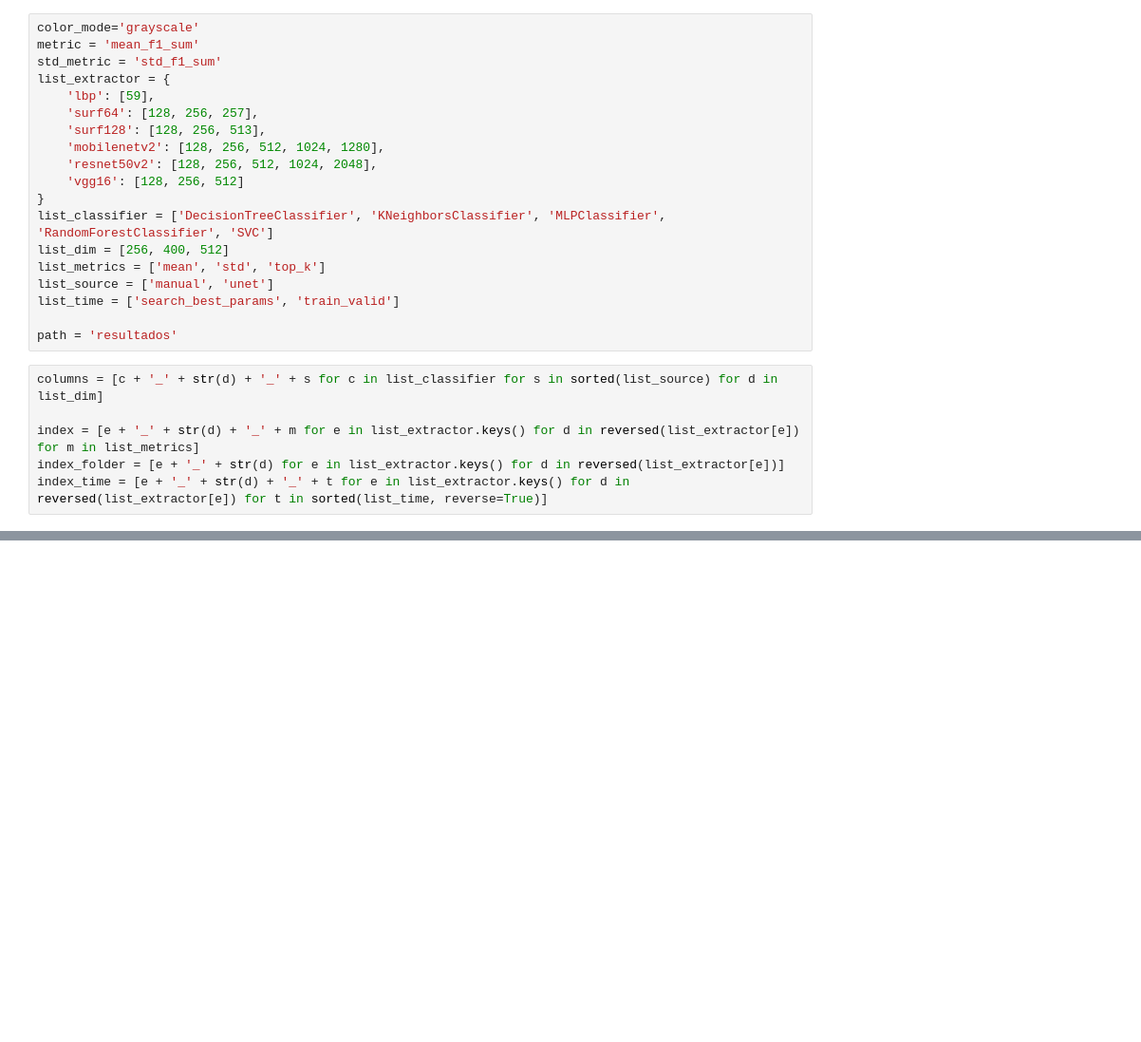
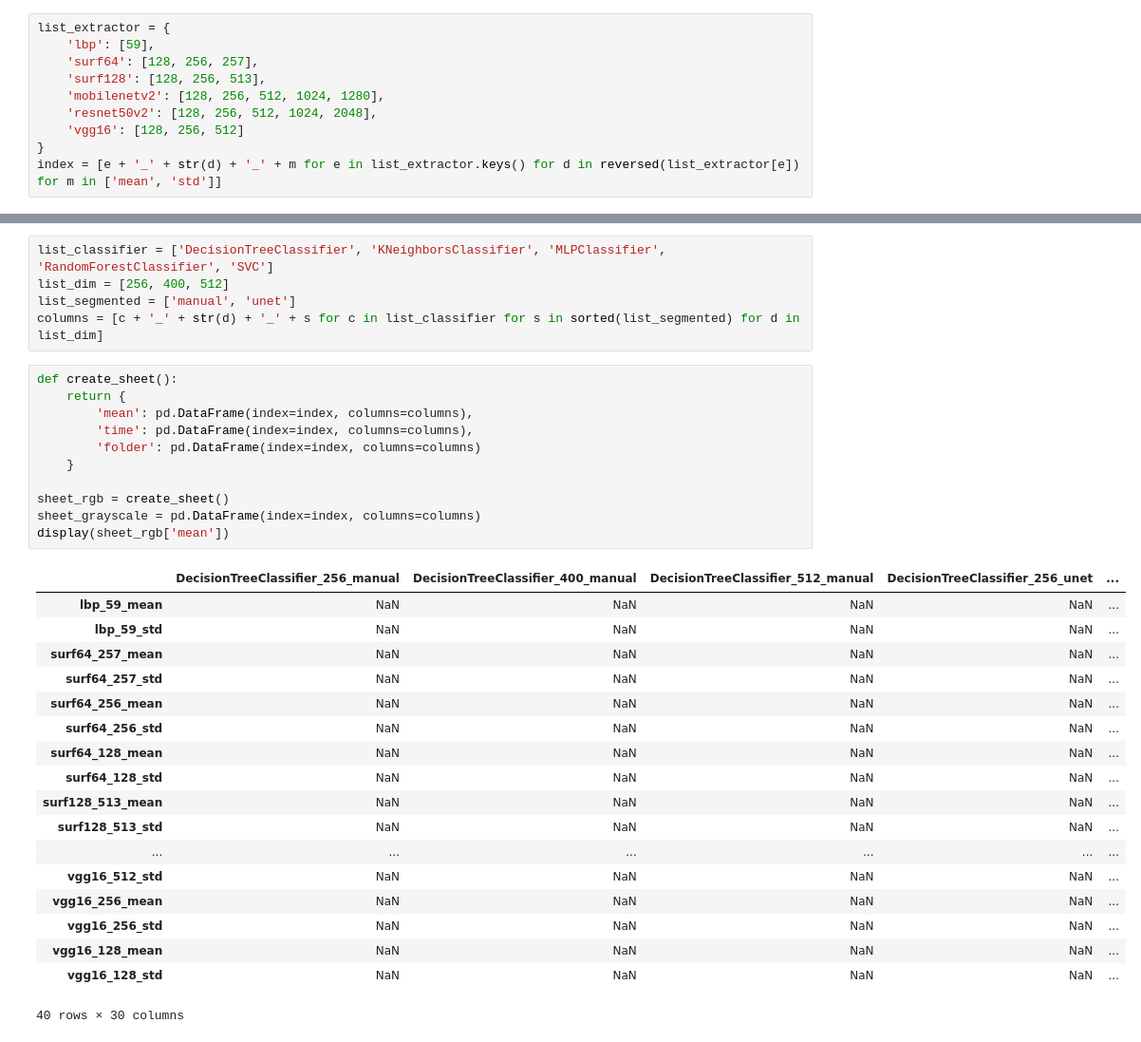
Before and after one commit to xaaaandao/piperaceae-identification-paper, a Jupyter notebook: read_result.ipynb, the cells around one changed output, grey strips where cells are left out. Shown at 95% size. Drawn from its saved outputs; the diff is of its cells as text; blank space fills up the shorter version.

```diff
--- a/read_result.ipynb
+++ b/read_result.ipynb
@@ -7,7 +11,4 @@ import re
 # %%
-color_mode='grayscale'
-metric = 'mean_f1_sum'
-std_metric = 'std_f1_sum'
 list_extractor = {
     'lbp': [59],
     'surf64': [128, 256, 257],
@@ -16,16 +17,4 @@ list_extractor = {
     'resnet50v2': [128, 256, 512, 1024, 2048],
     'vgg16': [128, 256, 512]
 }
-list_classifier = ['DecisionTreeClassifier', 'KNeighborsClassifier', 'MLPClassifier', 'RandomForestClassifier', 'SVC']
-list_dim = [256, 400, 512]
-list_metrics = ['mean', 'std', 'top_k']
-list_source = ['manual', 'unet']
-list_time = ['search_best_params', 'train_valid']
-
-path = 'resultados'
+index = [e + '_' + str(d) + '_' + m for e in list_extractor.keys() for d in reversed(list_extractor[e]) for m in ['mean', 'std']]
-# %%
-columns = [c + '_' + str(d) + '_' + s for c in list_classifier for s in sorted(list_source) for d in list_dim]
-
-index = [e + '_' + str(d) + '_' + m for e in list_extractor.keys() for d in reversed(list_extractor[e]) for m in list_metrics]
-index_folder = [e + '_' + str(d) for e in list_extractor.keys() for d in reversed(list_extractor[e])]
-index_time = [e + '_' + str(d) + '_' + t for e in list_extractor.keys() for d in reversed(list_extractor[e]) for t in sorted(list_time, reverse=True)]
@@ -148,0 +21,35 @@ save(color_mode, df_folder, df_mean, df_mean_time)
+# %%
+list_classifier = ['DecisionTreeClassifier', 'KNeighborsClassifier', 'MLPClassifier', 'RandomForestClassifier', 'SVC']
+list_dim = [256, 400, 512]
+list_segmented = ['manual', 'unet']
+columns = [c + '_' + str(d) + '_' + s for c in list_classifier for s in sorted(list_segmented) for d in list_dim]
+# %%
+def create_sheet():
+    return {
+        'mean': pd.DataFrame(index=index, columns=columns),
+        'time': pd.DataFrame(index=index, columns=columns),
+        'folder': pd.DataFrame(index=index, columns=columns)
+    }
+
+sheet_rgb = create_sheet()
+sheet_grayscale = pd.DataFrame(index=index, columns=columns)
+display(sheet_rgb['mean'])
+# %% [output]
+|  | DecisionTreeClassifier_256_manual | DecisionTreeClassifier_400_manual | DecisionTreeClassifier_512_manual | DecisionTreeClassifier_256_unet | ... |
+| lbp_59_mean | NaN | NaN | NaN | NaN | ... |
+| lbp_59_std | NaN | NaN | NaN | NaN | ... |
+| surf64_257_mean | NaN | NaN | NaN | NaN | ... |
+| surf64_257_std | NaN | NaN | NaN | NaN | ... |
+| surf64_256_mean | NaN | NaN | NaN | NaN | ... |
+| surf64_256_std | NaN | NaN | NaN | NaN | ... |
+| surf64_128_mean | NaN | NaN | NaN | NaN | ... |
+| surf64_128_std | NaN | NaN | NaN | NaN | ... |
+| surf128_513_mean | NaN | NaN | NaN | NaN | ... |
+| surf128_513_std | NaN | NaN | NaN | NaN | ... |
+| ... | ... | ... | ... | ... | ... |
+| vgg16_512_std | NaN | NaN | NaN | NaN | ... |
+| vgg16_256_mean | NaN | NaN | NaN | NaN | ... |
+| vgg16_256_std | NaN | NaN | NaN | NaN | ... |
+| vgg16_128_mean | NaN | NaN | NaN | NaN | ... |
+| vgg16_128_std | NaN | NaN | NaN | NaN | ... |
+40 rows × 30 columns
```
Also changed, not shown: parts of 8 cells of this notebook, 3 other files.
